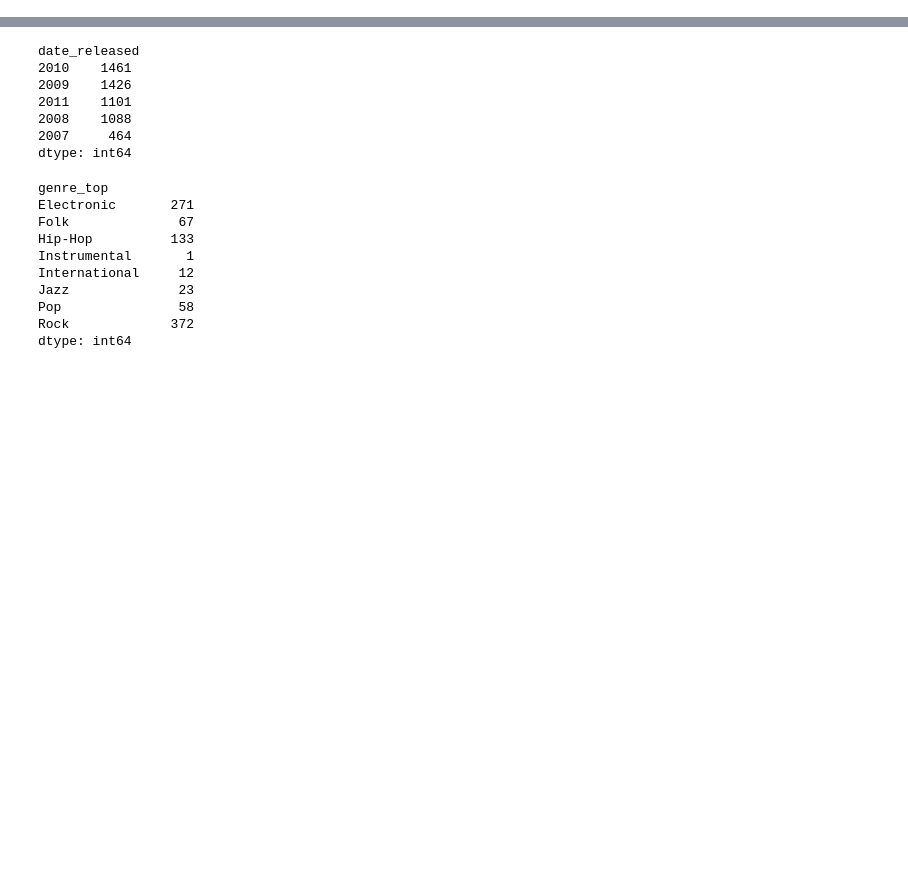
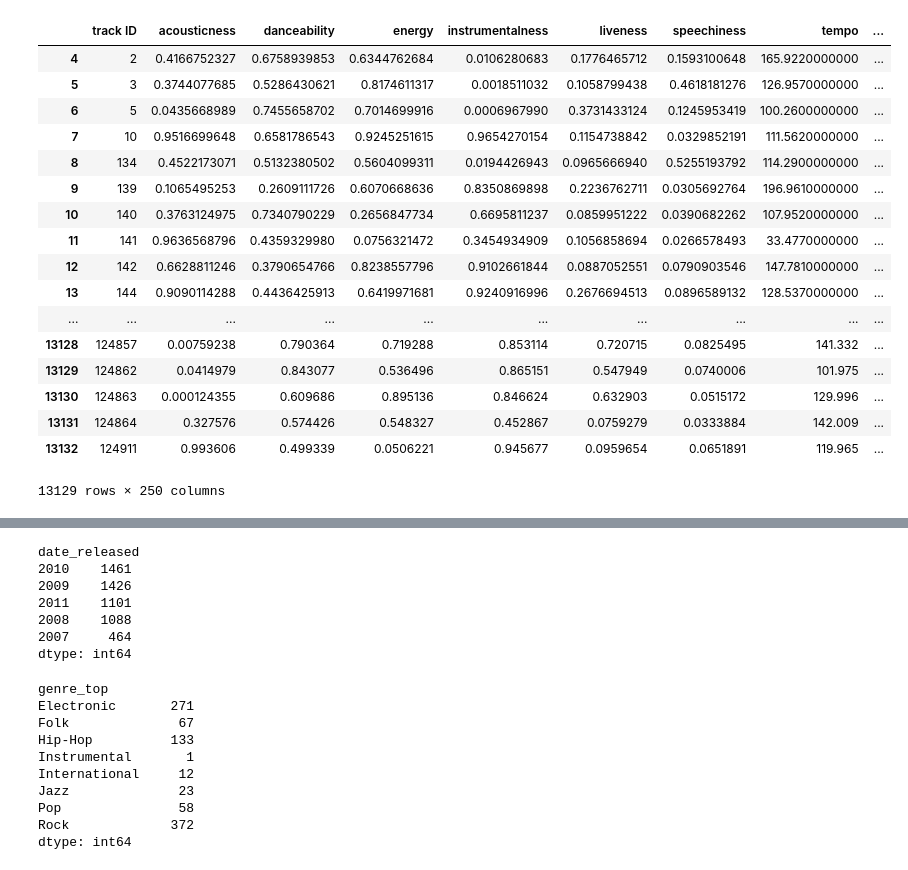
Before and after one commit to Columbia-Intro-Data-Science/python-introduction-sq2157, a Jupyter notebook: project.ipynb, the cells around one changed output, grey strips where cells are left out. Cells and saved outputs as stored; diff of their text form; code cells hidden in the pictures; blank space fills up the shorter version.

```diff
--- a/project.ipynb
+++ b/project.ipynb
@@ -31,7 +31,27 @@ tracks.head()
 # %%
 header = echonest.iloc[2]
 header[0]='track ID'
 echonest.drop(echonest.index[[0,1,2,3]],inplace=True)
 echonest.rename(columns = header,inplace=True)
-df1=echonest[['track ID','acousticness','danceability','energy','instrumentalness','liveness','speechiness','tempo','valence','artist_hotttnesss']]
+#df1=echonest[['track ID','acousticness','danceability','energy','instrumentalness','liveness','speechiness','tempo','valence','artist_hotttnesss']]
+echonest
+# %% [output]
+|  | track ID | acousticness | danceability | energy | instrumentalness | liveness | speechiness | tempo | ... |
+| 4 | 2 | 0.4166752327 | 0.6758939853 | 0.6344762684 | 0.0106280683 | 0.1776465712 | 0.1593100648 | 165.9220000000 | ... |
+| 5 | 3 | 0.3744077685 | 0.5286430621 | 0.8174611317 | 0.0018511032 | 0.1058799438 | 0.4618181276 | 126.9570000000 | ... |
+| 6 | 5 | 0.0435668989 | 0.7455658702 | 0.7014699916 | 0.0006967990 | 0.3731433124 | 0.1245953419 | 100.2600000000 | ... |
+| 7 | 10 | 0.9516699648 | 0.6581786543 | 0.9245251615 | 0.9654270154 | 0.1154738842 | 0.0329852191 | 111.5620000000 | ... |
+| 8 | 134 | 0.4522173071 | 0.5132380502 | 0.5604099311 | 0.0194426943 | 0.0965666940 | 0.5255193792 | 114.2900000000 | ... |
+| 9 | 139 | 0.1065495253 | 0.2609111726 | 0.6070668636 | 0.8350869898 | 0.2236762711 | 0.0305692764 | 196.9610000000 | ... |
+| 10 | 140 | 0.3763124975 | 0.7340790229 | 0.2656847734 | 0.6695811237 | 0.0859951222 | 0.0390682262 | 107.9520000000 | ... |
+| 11 | 141 | 0.9636568796 | 0.4359329980 | 0.0756321472 | 0.3454934909 | 0.1056858694 | 0.0266578493 | 33.4770000000 | ... |
+| 12 | 142 | 0.6628811246 | 0.3790654766 | 0.8238557796 | 0.9102661844 | 0.0887052551 | 0.0790903546 | 147.7810000000 | ... |
+| 13 | 144 | 0.9090114288 | 0.4436425913 | 0.6419971681 | 0.9240916996 | 0.2676694513 | 0.0896589132 | 128.5370000000 | ... |
+| ... | ... | ... | ... | ... | ... | ... | ... | ... | ... |
+| 13128 | 124857 | 0.00759238 | 0.790364 | 0.719288 | 0.853114 | 0.720715 | 0.0825495 | 141.332 | ... |
+| 13129 | 124862 | 0.0414979 | 0.843077 | 0.536496 | 0.865151 | 0.547949 | 0.0740006 | 101.975 | ... |
+| 13130 | 124863 | 0.000124355 | 0.609686 | 0.895136 | 0.846624 | 0.632903 | 0.0515172 | 129.996 | ... |
+| 13131 | 124864 | 0.327576 | 0.574426 | 0.548327 | 0.452867 | 0.0759279 | 0.0333884 | 142.009 | ... |
+| 13132 | 124911 | 0.993606 | 0.499339 | 0.0506221 | 0.945677 | 0.0959654 | 0.0651891 | 119.965 | ... |
+13129 rows × 250 columns
 # %%
```
Also changed, not shown: parts of 8 cells of this notebook.
